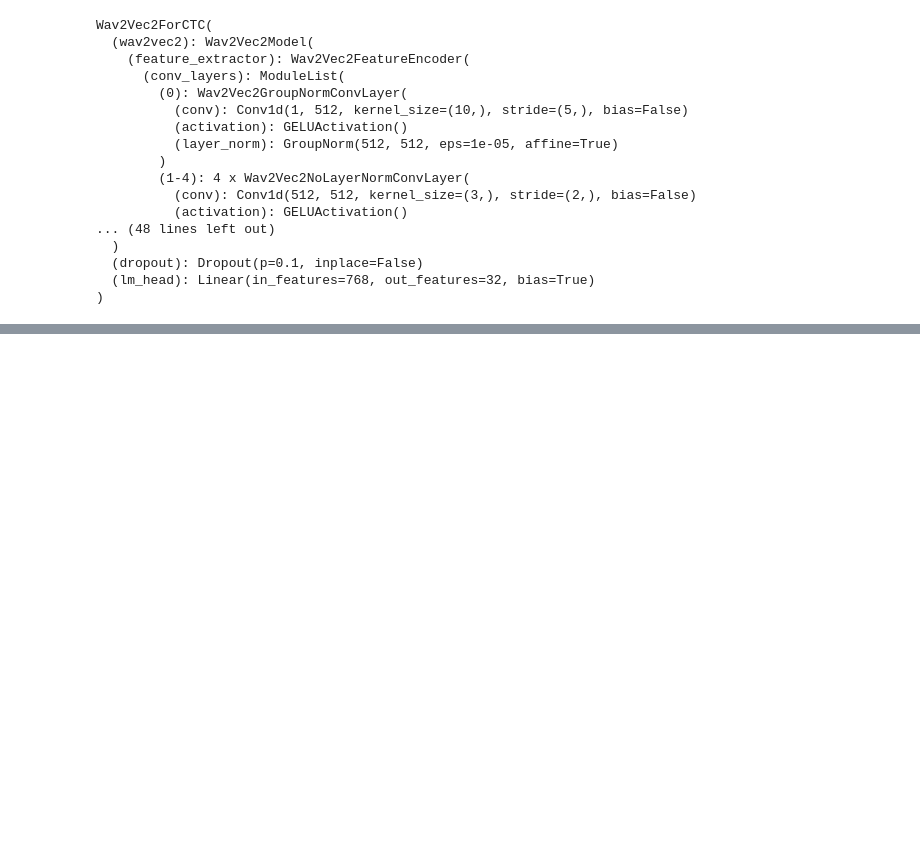
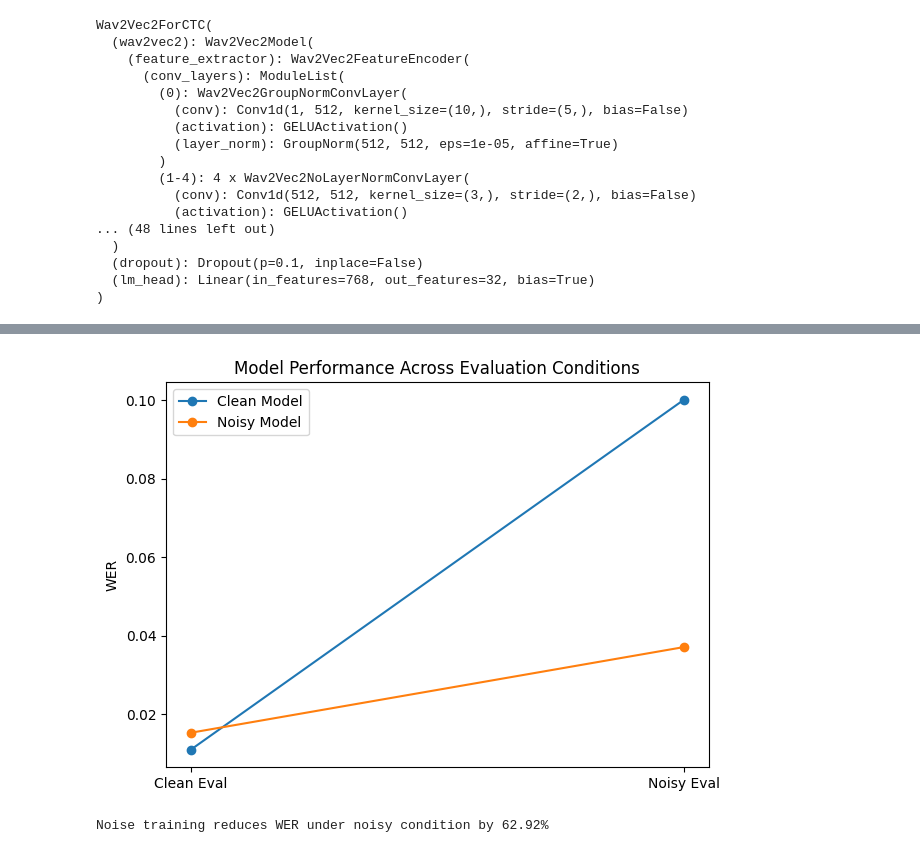
Before and after one commit to madesh405/noise-robust-speech-recognition, a Jupyter notebook: notebooks/Model_Evaluation.ipynb, the cells around one changed output, grey strips where cells are left out. Saved outputs shown, nothing was run; the diff lists cells and outputs as text; code cells hidden in the pictures; blank space fills up the shorter version.

```diff
--- a/notebooks/Model_Evaluation.ipynb
+++ b/notebooks/Model_Evaluation.ipynb
@@ -272,0 +295,21 @@ Noisy → Noisy: 0.03712089614490854
+# %%
+models = ["Clean Model", "Noisy Model"]
+
+clean_scores = [cc["eval_wer"], cn["eval_wer"]]
+noisy_scores = [nc["eval_wer"], nn["eval_wer"]]
+
+plt.figure(figsize=(7,5))
+plt.plot(["Clean Eval", "Noisy Eval"], clean_scores, marker="o", label="Clean Model")
+plt.plot(["Clean Eval", "Noisy Eval"], noisy_scores, marker="o", label="Noisy Model")
+
+plt.ylabel("WER")
+plt.title("Model Performance Across Evaluation Conditions")
+plt.legend()
+plt.show()
+# %% [output]
+[figure, added]
+# %%
+improvement = (cn["eval_wer"] - nn["eval_wer"]) / cn["eval_wer"] * 100
+print(f"Noise training reduces WER under noisy condition by {improvement:.2f}%")
+# %% [output]
+Noise training reduces WER under noisy condition by 62.92%
```
Also changed, not shown: parts of 3 cells of this notebook.
